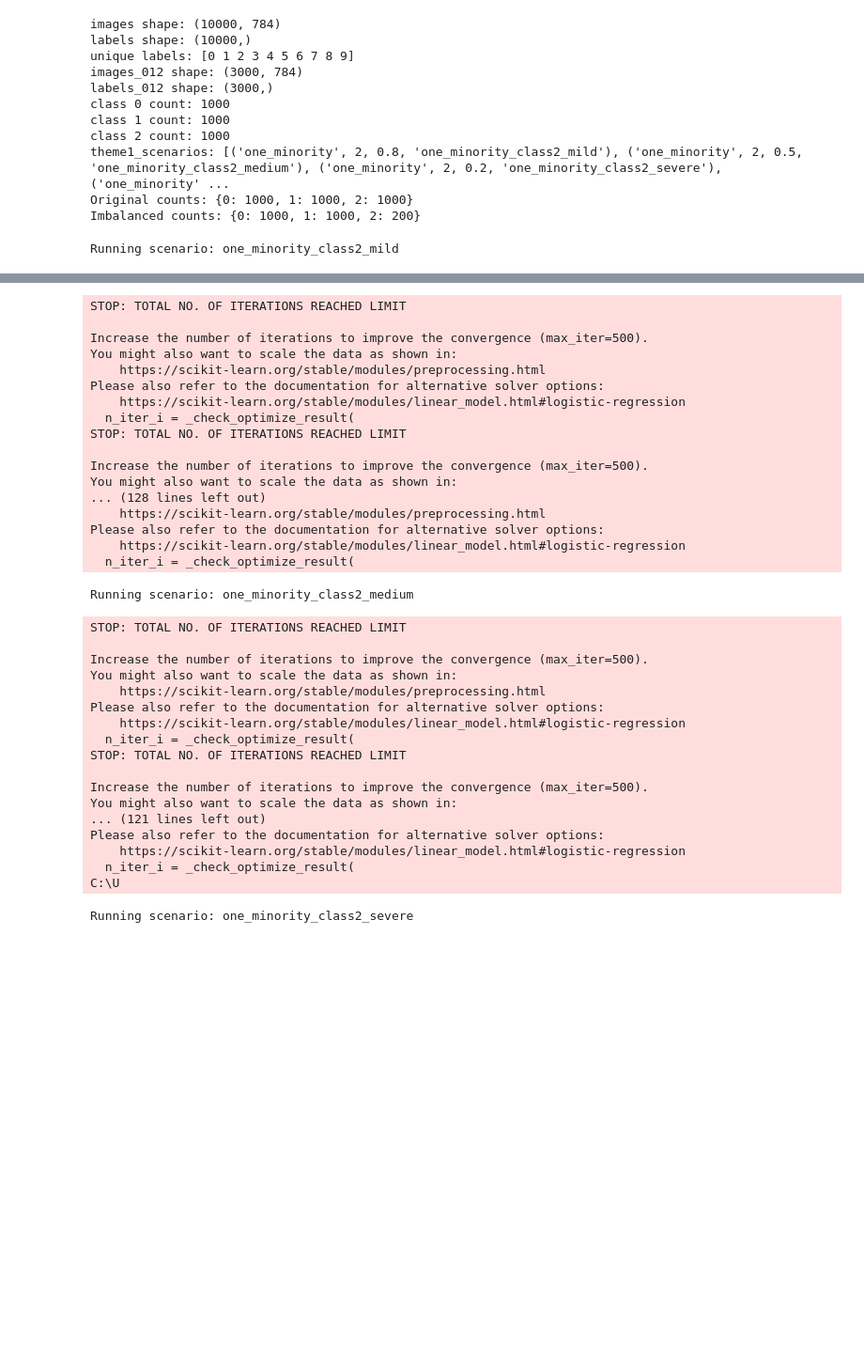
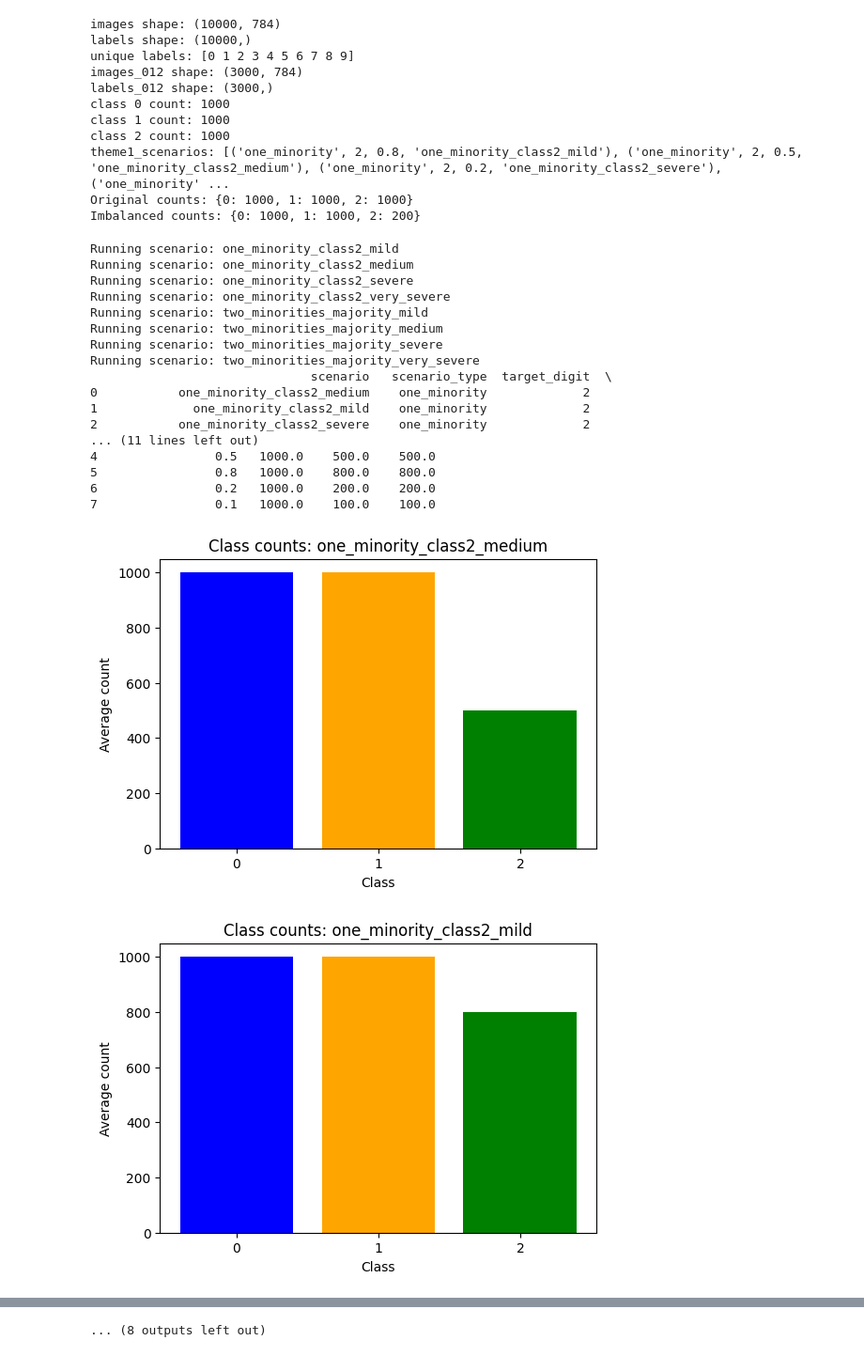
Before and after one commit to CleosCleopatra/Big_data_1, a Jupyter notebook: project1Py.ipynb, the cells around one changed output, grey strips where cells are left out. Shown at 94% size. Drawn from its saved outputs; the diff is of its cells as text; code cells hidden in the pictures; blank space fills up the shorter version.

```diff
--- a/project1Py.ipynb
+++ b/project1Py.ipynb
@@ -819,7 +800,9 @@ Original counts: {0: 1000, 1: 1000, 2: 1000}
 Imbalanced counts: {0: 1000, 1: 1000, 2: 200}
 # %%
 #Main code for theme 1, where we loop through the different scenarios and compute the metrics for each of them.
+#result lists
 
+"""
 import numpy as np
 import pandas as pd
 import matplotlib.pyplot as plt
@@ -829,13 +812,9 @@ from sklearn.neighbors import KNeighborsClassifier
 from sklearn.discriminant_analysis import LinearDiscriminantAnalysis
 from sklearn.linear_model import LogisticRegression
 from sklearn.ensemble import RandomForestClassifier
+"""
 
-k_vals = [1,2,5,10,25,50]
-P_vals = [2,3,10, 25, 50, 100, 150, 200]
-N_vals = [10, 50, 100, 200]
-B = 25 # num of splits
 
-#result lists
 results_val_knn_theme1 = []
 results_test_knn_theme1 = []
 
@@ -850,6 +829,7 @@ results_test_rfc_theme1 = []
 
 results_metrics_theme1 = []
 results_counts_theme1 = []
+
 
 
 #this will loop over each imbalance scenario and repeat that scenario over the number of splits(25)
@@ -868,7 +848,7 @@ for scenario_type, target_digit, minority_fraction, scenario_name in theme1_scen
         counts = class_count_dict(y_use)
         results_counts_theme1.append([scenario_name, scenario_type, target_digit, minority_fraction, b, counts.get(0, 0), counts.get(1, 0), counts.get(2, 0)])
 
-        x_train, y_train, x_val, y_val, x_test, y_test, U_train, S_train, vt_train = compute_SVD(X_use, y_use)
+        x_train, y_train, x_val, y_val, x_test, y_test, U_train, S_train, vt_train = compute_SVD(X_use, y_use, b)
 
         #Inside each run, it loops over p_val and trains all four classifiers on the reduced data
         for p_val in P_vals:
@@ -889,7 +869,7 @@ for scenario_type, target_digit, minority_fraction, scenario_name in theme1_scen
             results_metrics_theme1.append([scenario_name, "LinearDiscriminantAnalysis", p_val, np.nan, np.nan, b,
             overall_acc, balanced_acc, class_acc[0], class_acc[1], class_acc[2]])
 
-            log = LogisticRegression(max_iter=500, n_jobs=-1)
+            log = LogisticRegression(max_iter=2000, solver = 'lbfgs')
             log.fit(x_train_proj, y_train)
             pred_val_log = log.predict(x_val_proj)
             pred_test_log = log.predict(x_test_proj)
@@ -905,7 +885,7 @@ for scenario_type, target_digit, minority_fraction, scenario_name in theme1_scen
             overall_acc, balanced_acc, class_acc[0], class_acc[1], class_acc[2]])
 
             for k_val in k_vals:
-                knn = KNeighborsClassifier(n_neighbors=k_val, n_jobs=-1)
+                knn = KNeighborsClassifier(n_neighbors=k_val)
                 knn.fit(x_train_proj, y_train)
                 pred_val_knn = knn.predict(x_val_proj)
                 pred_test_knn = knn.predict(x_test_proj)
@@ -921,7 +901,7 @@ for scenario_type, target_digit, minority_fraction, scenario_name in theme1_scen
                 overall_acc, balanced_acc, class_acc[0], class_acc[1], class_acc[2]])
 
             for N_val in N_vals:
-                rfc = RandomForestClassifier(n_estimators=N_val, n_jobs=-1, random_state=random_state)
+                rfc = RandomForestClassifier(n_estimators=N_val, random_state=b)
                 rfc.fit(x_train_proj, y_train)
                 pred_val_rfc = rfc.predict(x_val_proj)
                 pred_test_rfc = rfc.predict(x_test_proj)
@@ -993,34 +973,53 @@ summary_theme1 = (results_metrics_theme1_df.groupby(["scenario", "model", "p_val
 
 print(summary_theme1)
 
+
 #boxplot of overall accuracy
 p_val_best = 25
 plot_df = results_metrics_theme1_df[results_metrics_theme1_df["p_val"] == p_val_best].copy()
 
 plt.figure(figsize=(14, 6))
 sns.boxplot(data=plot_df, x="scenario", y="overall_accuracy", hue="model")
 plt.title(f"Overall accuracy for Theme 1 (p={p_val_best})")
 plt.xticks(rotation=45, ha="right")
 plt.tight_layout()
 plt.show()
 
 #Boxplot of balanced accuracy
 plt.figure(figsize=(14, 6))
 sns.boxplot(data=plot_df, x="scenario", y="balanced_accuracy", hue="model")
 plt.title(f"Balanced accuracy for Theme 1 (p={p_val_best})")
 plt.xticks(rotation=45, ha="right")
 plt.tight_layout()
 plt.show()
 
 #Boxplot of class specific accuracy
 class_plot_df = plot_df.melt(id_vars=["scenario", "model", "p_val", "run"],value_vars=["acc_class_0", "acc_class_1", "acc_class_2"],var_name="class_name",value_name="class_accuracy")
 class_plot_df["class_name"] = class_plot_df["class_name"].map({"acc_class_0": "Class 0","acc_class_1": "Class 1","acc_class_2": "Class 2",})
 class_plot_df.head()
 
 g = sns.catplot(data=class_plot_df,x="scenario",y="class_accuracy",hue="model",col="class_name",kind="box",height=5,aspect=1.2,sharey=True)
 g.set_xticklabels(rotation=45)
 g.fig.subplots_adjust(top=0.85)
 g.fig.suptitle(f"Class-specific accuracy for Theme 1 (p={p_val_best})")
 plt.show()
 # %% [output]
 Running scenario: one_minority_class2_mild
+Running scenario: one_minority_class2_medium
+Running scenario: one_minority_class2_severe
+Running scenario: one_minority_class2_very_severe
+Running scenario: two_minorities_majority_mild
+Running scenario: two_minorities_majority_medium
+Running scenario: two_minorities_majority_severe
+Running scenario: two_minorities_majority_very_severe
+                              scenario   scenario_type  target_digit  \
+0           one_minority_class2_medium    one_minority             2
+1             one_minority_class2_mild    one_minority             2
+2           one_minority_class2_severe    one_minority             2
+... (11 lines left out)
+4                0.5   1000.0    500.0    500.0
+5                0.8   1000.0    800.0    800.0
+6                0.2   1000.0    200.0    200.0
+7                0.1   1000.0    100.0    100.0
+[figure, added]
+[figure, added]
@@ -1027,36 +1035 @@ Running scenario: one_minority_class2_mild
-STOP: TOTAL NO. OF ITERATIONS REACHED LIMIT
-
-Increase the number of iterations to improve the convergence (max_iter=500).
-You might also want to scale the data as shown in:
-    https://scikit-learn.org/stable/modules/preprocessing.html
-Please also refer to the documentation for alternative solver options:
-    https://scikit-learn.org/stable/modules/linear_model.html#logistic-regression
-  n_iter_i = _check_optimize_result(
-STOP: TOTAL NO. OF ITERATIONS REACHED LIMIT
-
-Increase the number of iterations to improve the convergence (max_iter=500).
-You might also want to scale the data as shown in:
-... (128 lines left out)
-    https://scikit-learn.org/stable/modules/preprocessing.html
-Please also refer to the documentation for alternative solver options:
-    https://scikit-learn.org/stable/modules/linear_model.html#logistic-regression
-  n_iter_i = _check_optimize_result(
+... (8 outputs left out)
-Running scenario: one_minority_class2_medium
-STOP: TOTAL NO. OF ITERATIONS REACHED LIMIT
-
-Increase the number of iterations to improve the convergence (max_iter=500).
-You might also want to scale the data as shown in:
-    https://scikit-learn.org/stable/modules/preprocessing.html
-Please also refer to the documentation for alternative solver options:
-    https://scikit-learn.org/stable/modules/linear_model.html#logistic-regression
-  n_iter_i = _check_optimize_result(
-STOP: TOTAL NO. OF ITERATIONS REACHED LIMIT
-
-Increase the number of iterations to improve the convergence (max_iter=500).
-You might also want to scale the data as shown in:
-... (121 lines left out)
-Please also refer to the documentation for alternative solver options:
-    https://scikit-learn.org/stable/modules/linear_model.html#logistic-regression
-  n_iter_i = _check_optimize_result(
-C:\U
-Running scenario: one_minority_class2_severe
```
Also changed, not shown: parts of 8 cells of this notebook.
